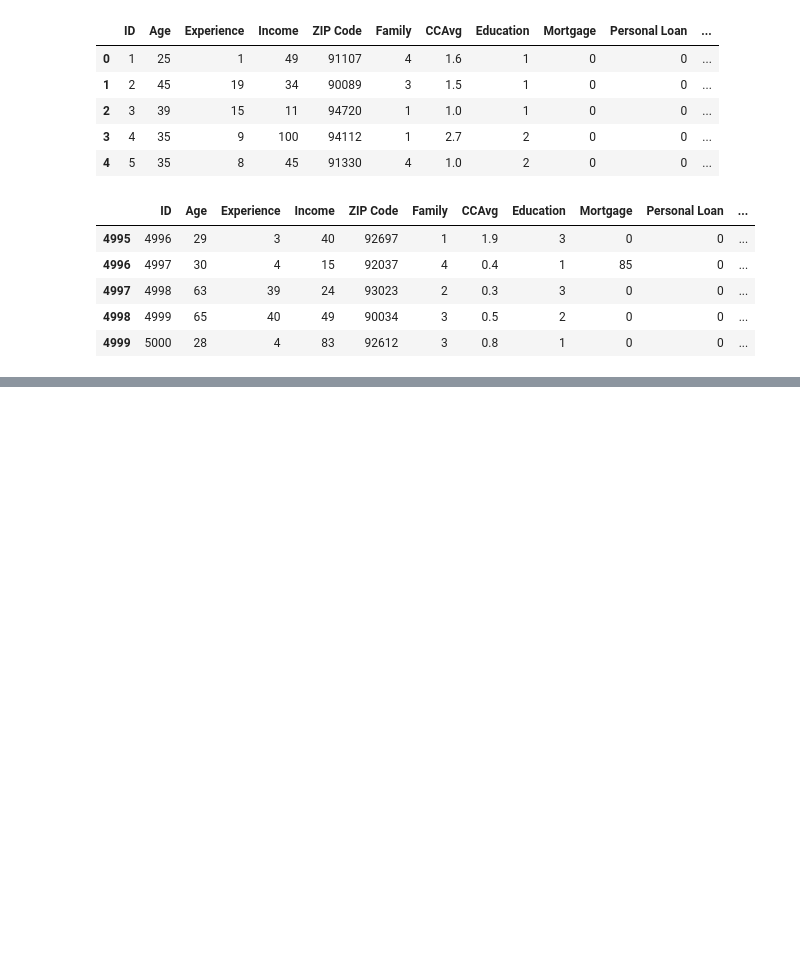
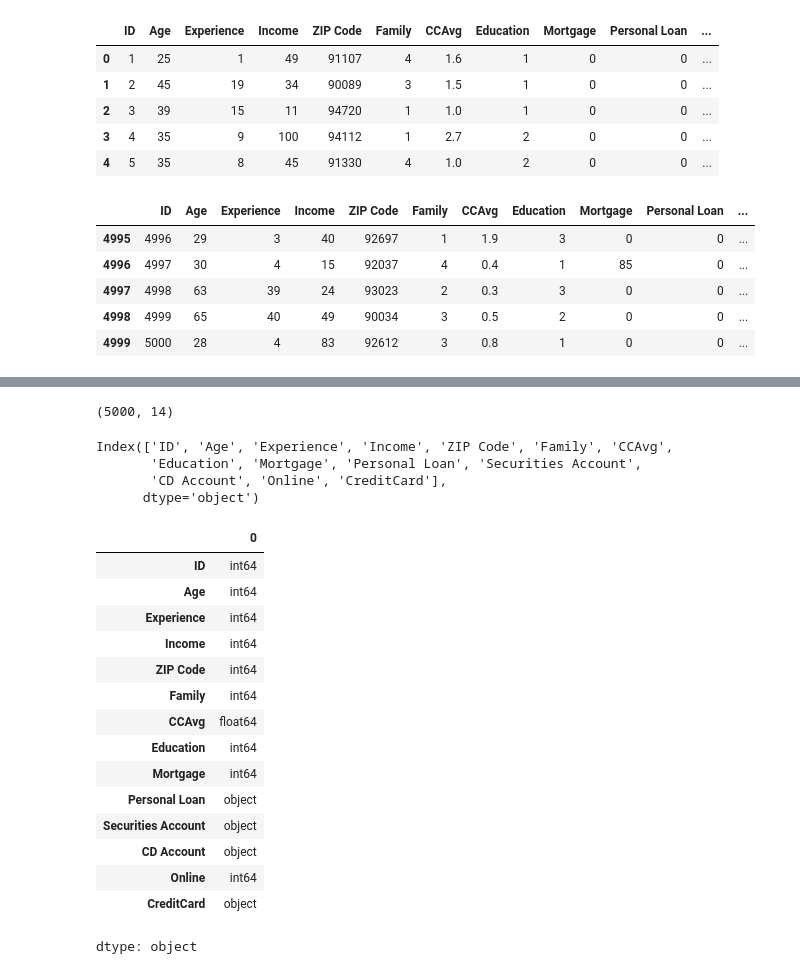
Before and after one commit to pariiii-khandal/EDA_PROJECT, a Jupyter notebook: 25BDS0197_Exp_2.ipynb, the cells around one changed output, grey strips where cells are left out. Cells and saved outputs as stored; diff of their text form; code cells hidden in the pictures; blank space fills up the shorter version.

```diff
--- a/25BDS0197_Exp_2.ipynb
+++ b/25BDS0197_Exp_2.ipynb
@@ -33,0 +34,30 @@ df.sample(5)
+# %%
+df.shape
+# %% [output]
+(5000, 14)
+# %%
+df.columns
+# %% [output]
+Index(['ID', 'Age', 'Experience', 'Income', 'ZIP Code', 'Family', 'CCAvg',
+       'Education', 'Mortgage', 'Personal Loan', 'Securities Account',
+       'CD Account', 'Online', 'CreditCard'],
+      dtype='object')
+# %%
+df.dtypes
+# %% [output]
+|  | 0 |
+| ID | int64 |
+| Age | int64 |
+| Experience | int64 |
+| Income | int64 |
+| ZIP Code | int64 |
+| Family | int64 |
+| CCAvg | float64 |
+| Education | int64 |
+| Mortgage | int64 |
+| Personal Loan | object |
+| Securities Account | object |
+| CD Account | object |
+| Online | int64 |
+| CreditCard | object |
+dtype: object
```
Also changed, not shown: parts of 5 cells of this notebook.
